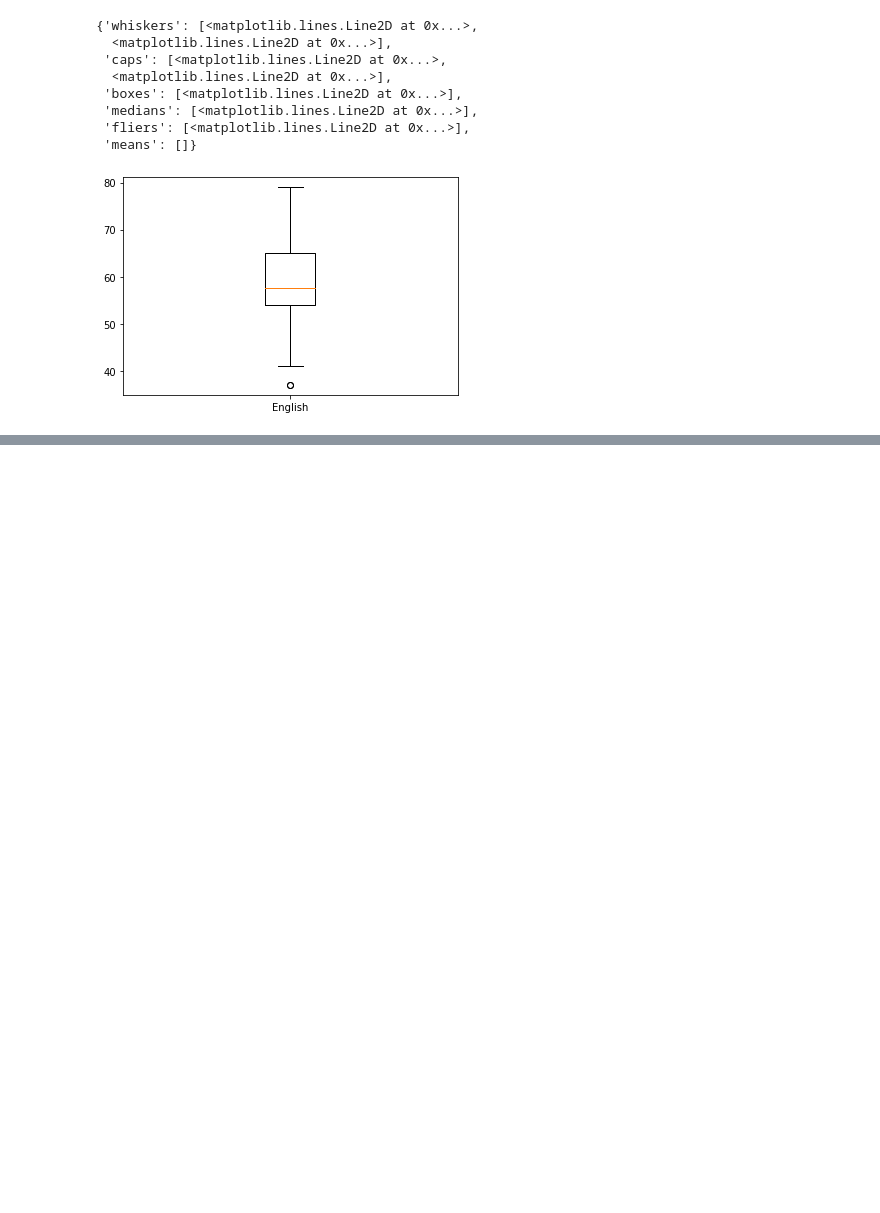
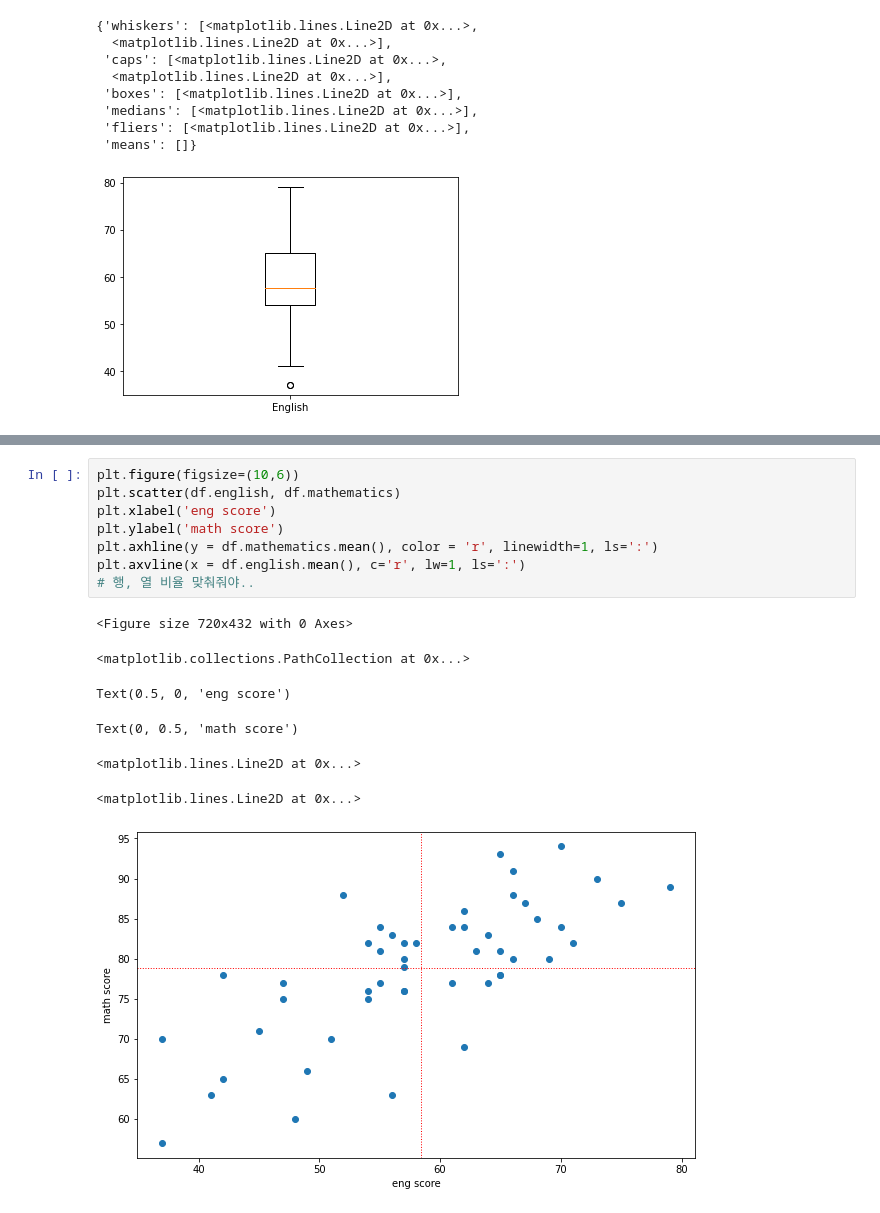
Before and after one commit to JngMkk/TIL, a Jupyter notebook: Python/Statistic/1_EDA.ipynb, the cells around one changed output, grey strips where cells are left out. Cells and saved outputs as stored; diff of their text form; blank space fills up the shorter version.

```diff
--- a/Python/Statistic/1_EDA.ipynb
+++ b/Python/Statistic/1_EDA.ipynb
@@ -564,0 +575,16 @@ plt.boxplot(df.english, labels=['English'])
+# %%
+plt.figure(figsize=(10,6))
+plt.scatter(df.english, df.mathematics)
+plt.xlabel('eng score')
+plt.ylabel('math score')
+plt.axhline(y = df.mathematics.mean(), color = 'r', linewidth=1, ls=':')
+plt.axvline(x = df.english.mean(), c='r', lw=1, ls=':')
+# 행, 열 비율 맞춰줘야..
+# %% [output]
+<Figure size 720x432 with 0 Axes>
+<matplotlib.collections.PathCollection at 0x...>
+Text(0.5, 0, 'eng score')
+Text(0, 0.5, 'math score')
+<matplotlib.lines.Line2D at 0x...>
+<matplotlib.lines.Line2D at 0x...>
+[figure, added]
```
Also changed, not shown: parts of 7 cells of this notebook.
